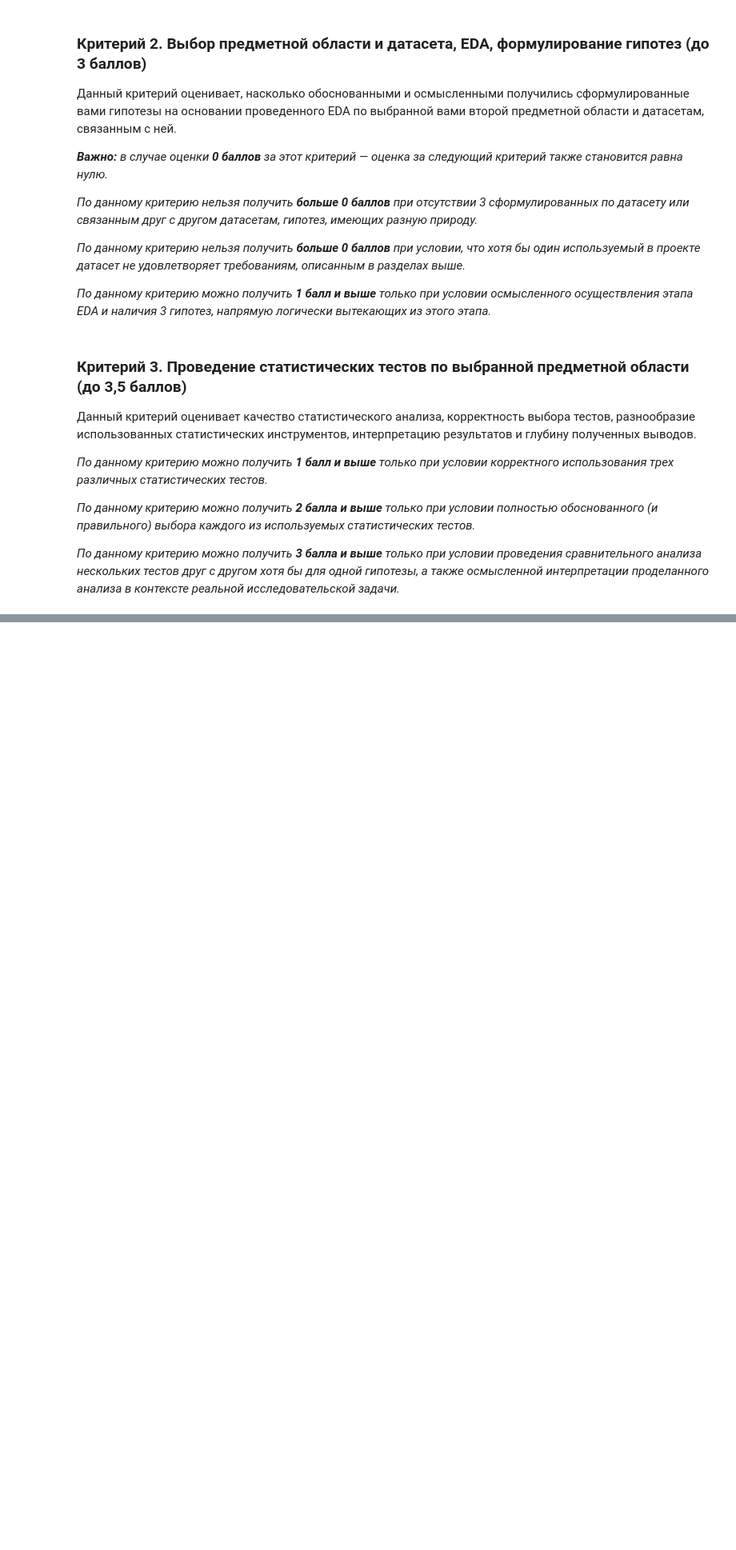
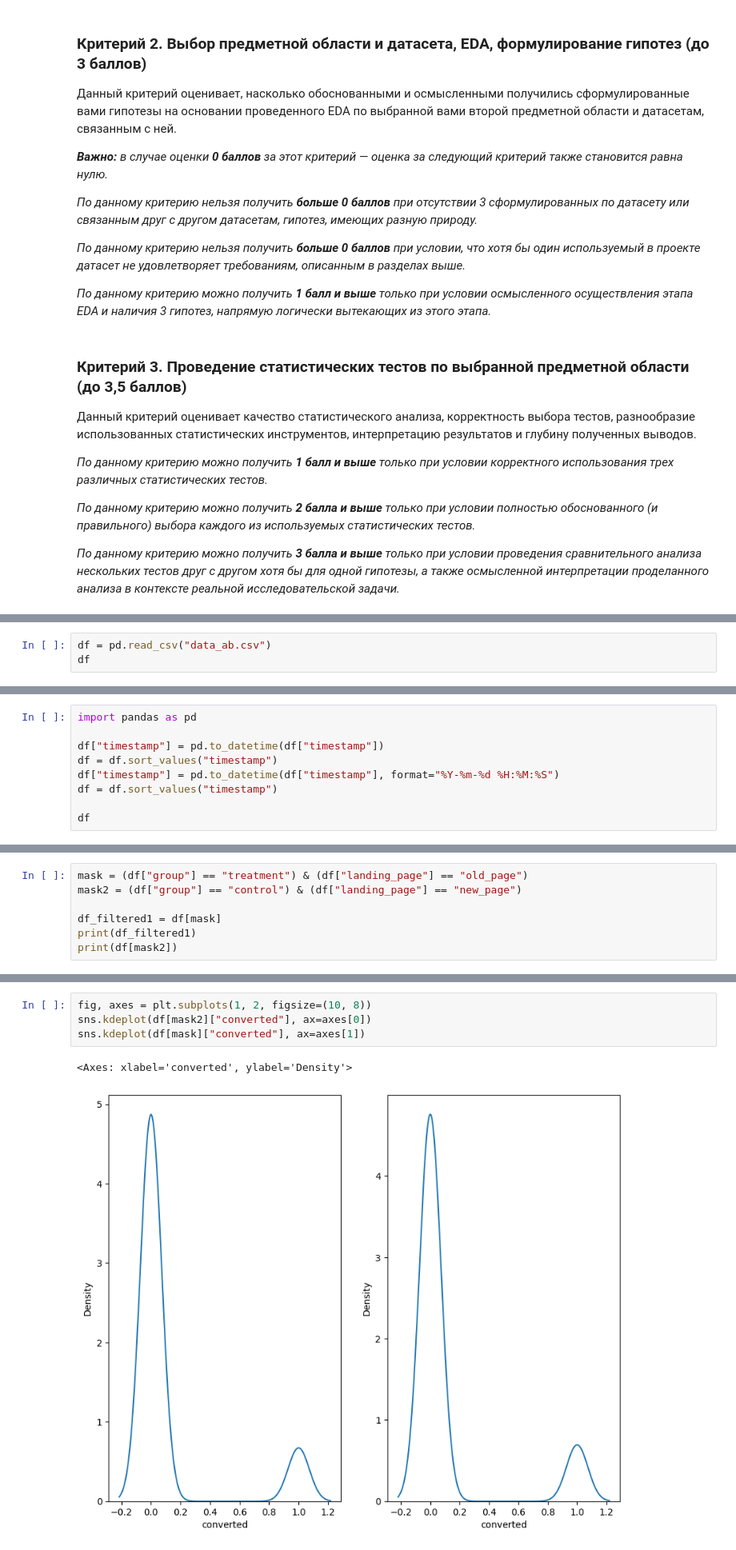
Before and after one commit to krutoichelik/gp3, a Jupyter notebook: GP 3 - Statistics.ipynb, the cells around one changed output, grey strips where cells are left out. Shown at 80% size. Drawn from its saved outputs; the diff is of its cells as text; blank space fills up the shorter version.

```diff
--- a/GP 3 - Statistics.ipynb
+++ b/GP 3 - Statistics.ipynb
@@ -157,0 +164,3 @@ https://docs.google.com/spreadsheets/d/1PQGLfAno-ixcVf1CjrHaNXlyjllm3UXMvM1sOtRd
+# %%
+df = pd.read_csv("data_ab.csv")
+df
@@ -157,0 +181,9 @@ https://docs.google.com/spreadsheets/d/1PQGLfAno-ixcVf1CjrHaNXlyjllm3UXMvM1sOtRd
+# %%
+import pandas as pd
+
+df["timestamp"] = pd.to_datetime(df["timestamp"])
+df = df.sort_values("timestamp")
+df["timestamp"] = pd.to_datetime(df["timestamp"], format="%Y-%m-%d %H:%M:%S")
+df = df.sort_values("timestamp")
+
+df
@@ -157,0 +204,7 @@ https://docs.google.com/spreadsheets/d/1PQGLfAno-ixcVf1CjrHaNXlyjllm3UXMvM1sOtRd
+# %%
+mask = (df["group"] == "treatment") & (df["landing_page"] == "old_page")
+mask2 = (df["group"] == "control") & (df["landing_page"] == "new_page")
+
+df_filtered1 = df[mask]
+print(df_filtered1)
+print(df[mask2])
@@ -157,0 +229,7 @@ https://docs.google.com/spreadsheets/d/1PQGLfAno-ixcVf1CjrHaNXlyjllm3UXMvM1sOtRd
+# %%
+fig, axes = plt.subplots(1, 2, figsize=(10, 8))
+sns.kdeplot(df[mask2]["converted"], ax=axes[0])
+sns.kdeplot(df[mask]["converted"], ax=axes[1])
+# %% [output]
+<Axes: xlabel='converted', ylabel='Density'>
+[figure, added]
```
Also changed, not shown: parts of 24 cells of this notebook.
